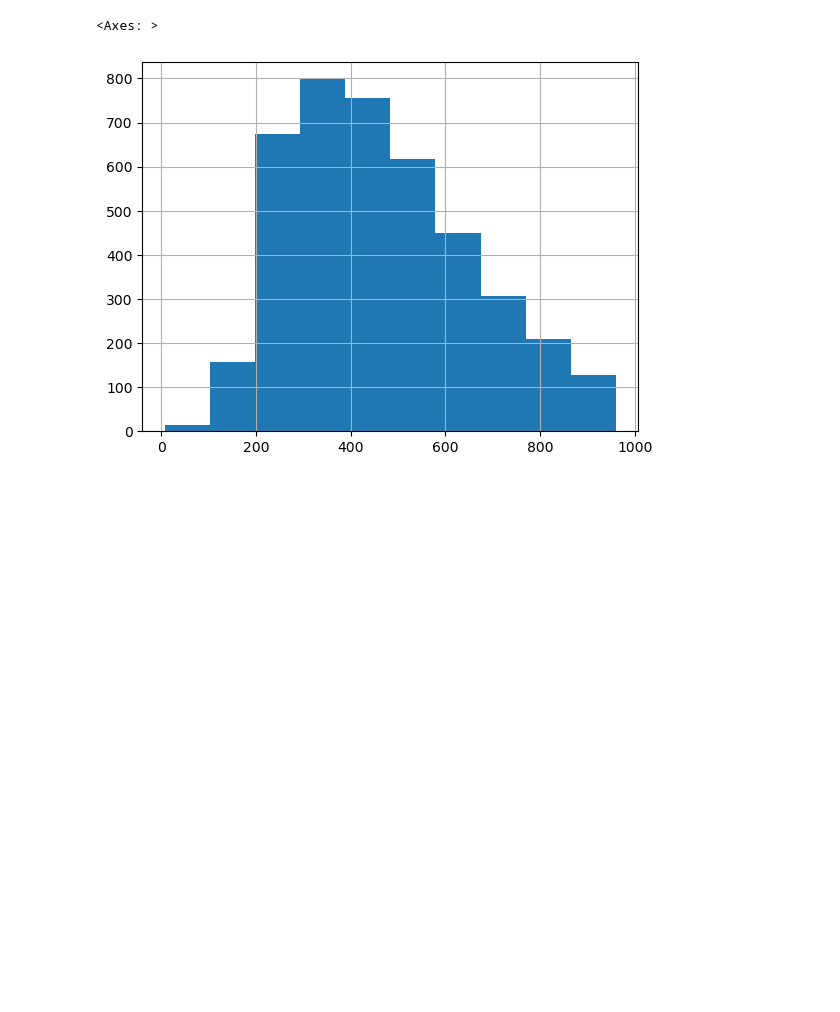
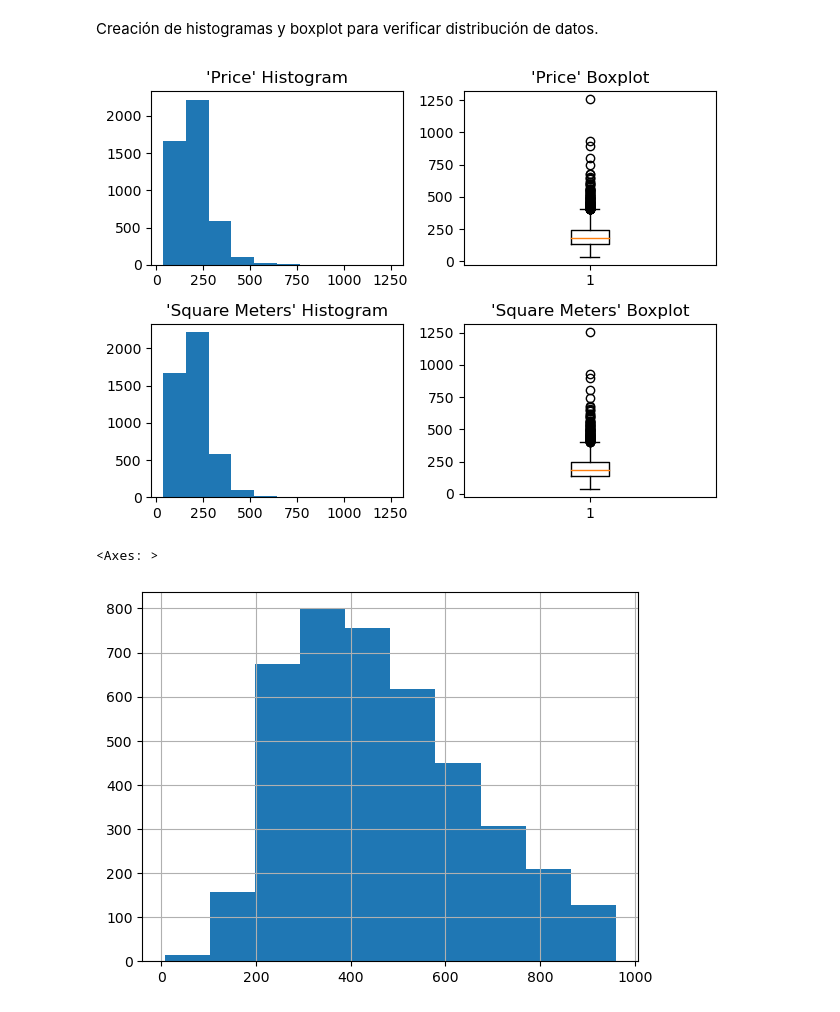
Before and after one commit to luiscopete/houseprice_prediction, a Jupyter notebook: notebook.ipynb, the cells around one changed output. Saved outputs shown, nothing was run; the diff lists cells and outputs as text; code cells hidden in the pictures; blank space fills up the shorter version.

Commit message:
subplots

```diff
--- a/notebook.ipynb
+++ b/notebook.ipynb
@@ -15,3 +27,0 @@ df.corr()
-# %%
-#Convert square foots to square meters
-df['sqmt'] = df['']
@@ -22,0 +30,10 @@ df['price'].hist()
+# %%
+#Select columns
+df = df[['price', 'sqft_living']]
+#Convert square foots to square meters
+df['sq_meter'] = df['sqft_living']/10.764
+#Reduce decimals
+df['price'] = df['sq_meter'].round(2)
+df['sq_meter'] = df['sq_meter'].round(2)
+df = df.drop(columns='sqft_living') #drop column
+df.head()
@@ -23,3 +47,24 @@ df['price'].hist()
+# %% [markdown]
+Creación de histogramas y boxplot para verificar distribución de datos.
+# %%
+fig, axs = plt.subplots(2, 2)
+
+axs[0, 0].hist(df['price'])
+axs[0, 0].set_title("'Price' Histogram")
+
+axs[0, 1].boxplot(df['price'])
+axs[0, 1].set_title("'Price' Boxplot")
+
+axs[1, 0].hist(df['sq_meter'])
+axs[1, 0].set_title("'Square Meters' Histogram")
+
+axs[1, 1].boxplot(df['sq_meter'])
+axs[1, 1].set_title("'Square Meters' Boxplot")
+
+fig.tight_layout()
+plt.show()
+# %% [output]
+[figure, added]
 # %%
 #Delete outlier
 q25, q75 = np.percentile(df, [25, 75])
```
Also changed, not shown: parts of 6 cells of this notebook.
